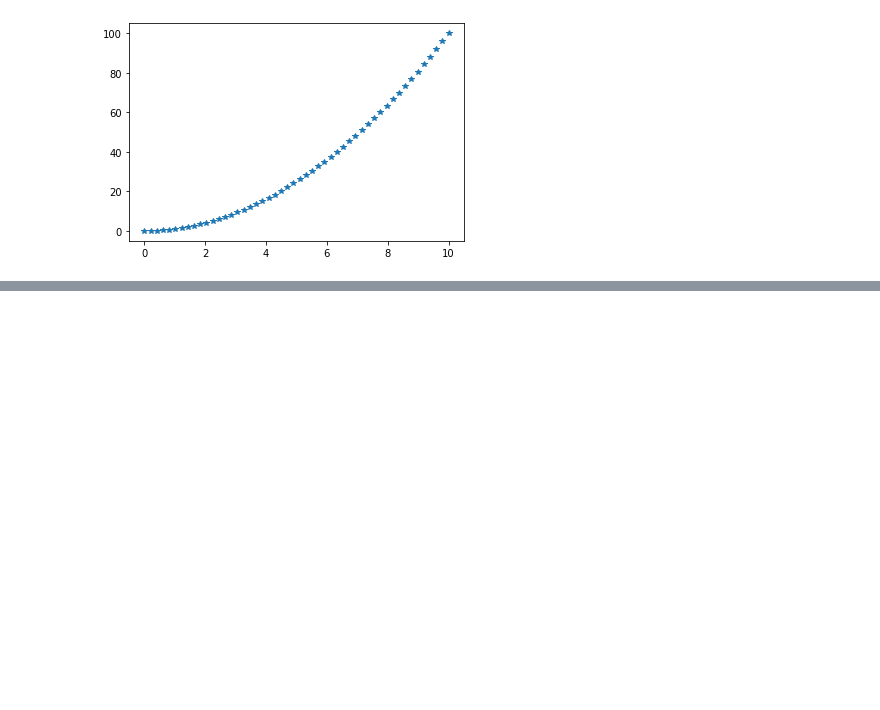
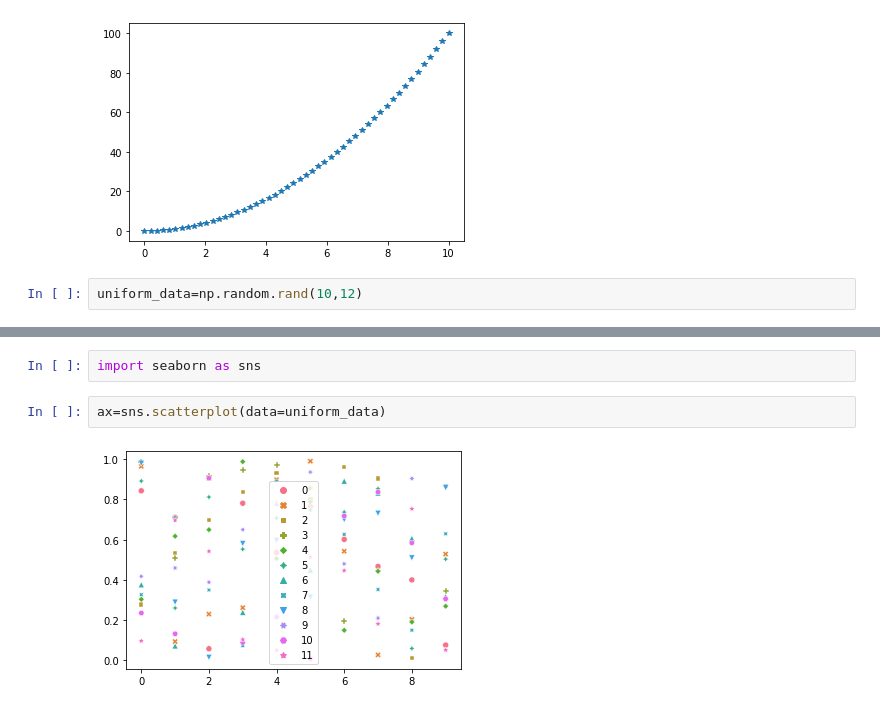
Before and after one commit to Debdeep-Goswami/Python3, a Jupyter notebook: PythonBasicDataTypes.ipynb, the cells around one changed output, grey strips where cells are left out. Saved outputs shown, nothing was run; the diff lists cells and outputs as text; blank space fills up the shorter version.

```diff
--- a/PythonBasicDataTypes.ipynb
+++ b/PythonBasicDataTypes.ipynb
@@ -687,3 +687,5 @@ plt.plot(x,y,'*')
 # %% [output]
 [<matplotlib.lines.Line2D at 0x...>]
 [figure]
+# %%
+uniform_data=np.random.rand(10,12)
@@ -689,0 +715,6 @@ plt.plot(x,y,'*')
+# %%
+import seaborn as sns
+# %%
+ax=sns.scatterplot(data=uniform_data)
+# %% [output]
+[figure, added]
```
Also changed, not shown: parts of 8 cells of this notebook.
